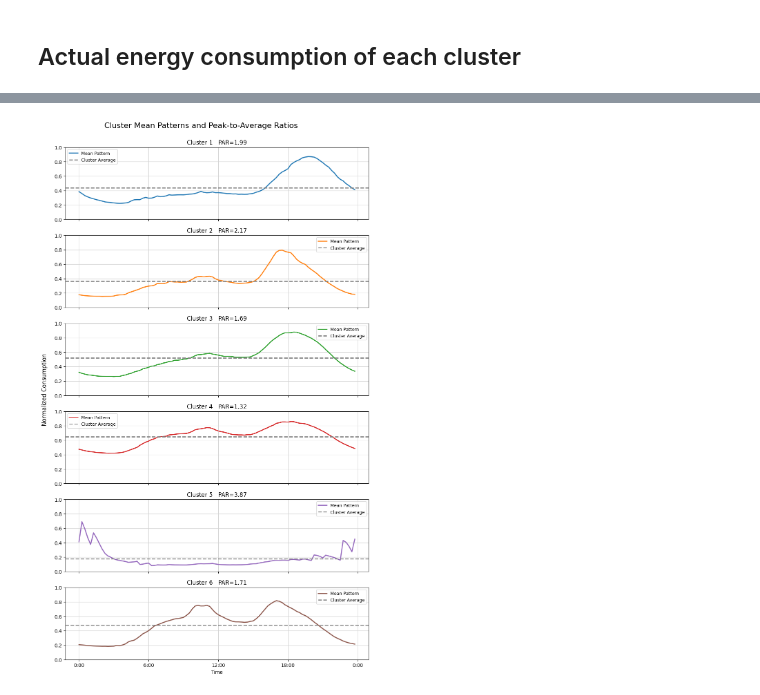
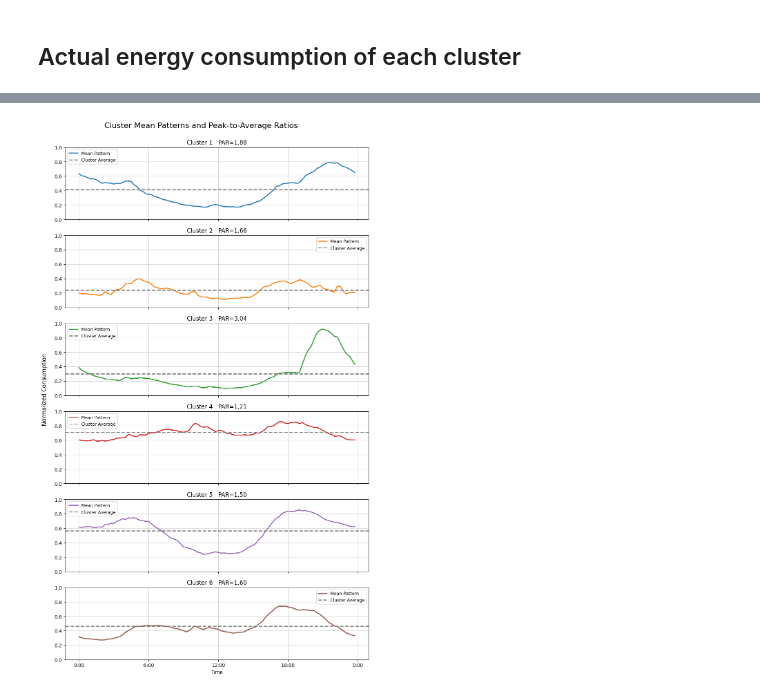
Before and after one commit to jasigrist/Customer_Segmentation_Lantern, a Jupyter notebook: KMeans/Day_hourly_clustering.ipynb, the cells around one changed output, grey strips where cells are left out. Cells and saved outputs as stored; diff of their text form; code cells hidden in the pictures.

```diff
--- a/KMeans/Day_hourly_clustering.ipynb
+++ b/KMeans/Day_hourly_clustering.ipynb
@@ -20,4 +24,4 @@ from Hyperparameters_KMeans import optimize_kmeans
 # %%
-data_set = "SWW"    # Options: "SWW", "GroupE"
-building_type = "flat" # "flat" or "house"
+dataset = "GroupE"    # Options: "SWW", "GroupE"
+building_type = "house" # "flat", "house", "all"
 number_of_clusters = 6
@@ -394,0 +314,24 @@ shape: (96, 12)
+# %%
+reload(cluster_statistics_kMeans)
+
+from cluster_statistics_kMeans import plot_cluster_percentiles
+
+#data_3d_kProt = np.expand_dims(train_data, axis=-1)
+
+#print(data_3d_kProt.shape)
+
+#print(data_3d_kProt)
+
+clusters_train = clusters_train + 1  # Shift cluster labels to start from 1
+
+for i in range(number_of_clusters):
+
+    i = i+1
+    # Select samples for the current cluster
+    cluster_data = train_data[clusters_train == i]
+
+    if cluster_data.shape[0] == 0:
+        print(f"Warning: cluster {i} is empty, skipping.")
+        continue  # Skip this cluster
+
+plot_cluster_percentiles(train_data,clusters_train,number_of_clusters, building_type, dataset)
@@ -397,7 +342,7 @@ labels = ['0:00', '6:00', '12:00', '18:00', '0:00']
 colors= ['#1f77b4', '#ff7f0e', '#2ca02c', '#d62728','#9467bd', '#8c564b', '#e377c2', '#7f7f7f', '#bcbd22', '#17becf']
 
 
-clusters = clusters_train + 1  # Cluster labels starting from 1
+clusters = clusters_train  # Cluster labels starting from 1
 time_series_numeric = train_data.reshape((train_data.shape[0], train_data.shape[1]))
 
 n_clusters_to_plot = np.unique(clusters)
@@ -414,32 +359,32 @@ for idx, cl in enumerate(sorted(n_clusters_to_plot)):  # Cluster 1 oben
     PAR_average = np.mean(mean_time_series)
     PAR_max = np.max(mean_time_series)
 
     ax = axes[idx]
     ax.plot(range(1,97), mean_time_series.ravel()[:96],
             label='Mean Pattern', linewidth=2, color=colors[cl-1])
     ax.axhline(PAR_average, color='grey', linestyle='--', linewidth=2, label='Cluster Average')
     ax.set_title(f"Cluster {cl}   PAR={PAR_max/PAR_average:.2f}",
                  loc='center', fontsize=12, color='black')
     ax.set_ylim(0, 1)
     ax.set_yticks(np.linspace(0, 1, 6))
     ax.grid(color='lightgray', zorder=0)
     ax.legend(fontsize=9)
     if idx == n_clusters-1:
         ax.set_xlabel("Time")
         ax.set_xticks(range(1,120,24))
         ax.set_xticklabels(labels)
     else:
         ax.set_xticks([])  # Keine X-Ticks für die oberen Subplots
     # ACHTUNG: Kein ax.set_ylabel() hier!
 
 fig.suptitle("Cluster Mean Patterns and Peak-to-Average Ratios", fontsize=16,  y=0.96)
 fig.text(0.038, 0.5, "Normalized Consumption", va='center', rotation='vertical', fontsize=12)
 
 plt.tight_layout(rect=[0.06, 0, 1, 0.96])
 plt.savefig(
-    f"/Users/jansigrist/Documents/SP/Customer_Segmentation_Lantern/Results/Plots/Cluster/PAR_KMeans_{building_type}.png",
+    f"/Users/jansigrist/Documents/SP/Customer_Segmentation_Lantern/Results/{dataset}/Plots/Cluster/PAR_KMeans_{building_type}.png",
     bbox_inches='tight'
 )
 plt.show()
 # %% [output]
-[figure, old version]
+[figure, new version]
```
Also changed, not shown: parts of 13 cells of this notebook, 9 other files.
